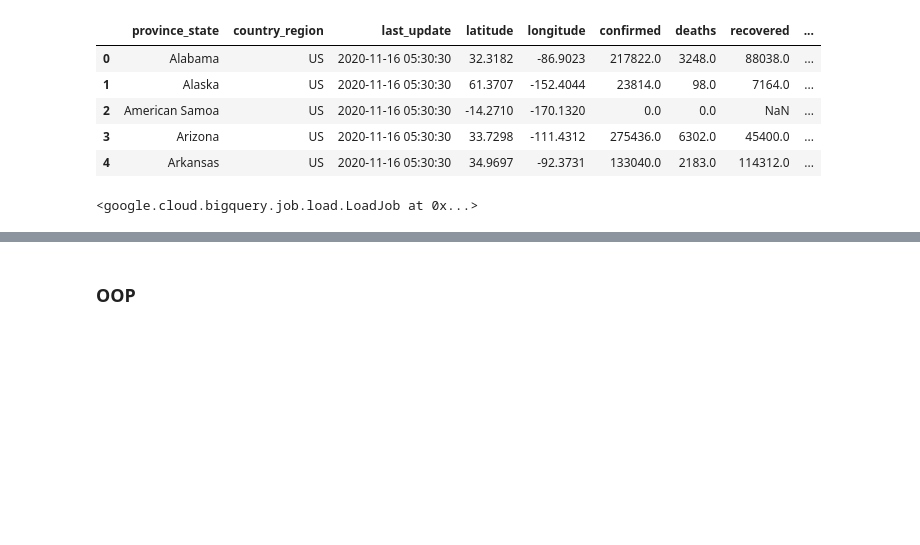
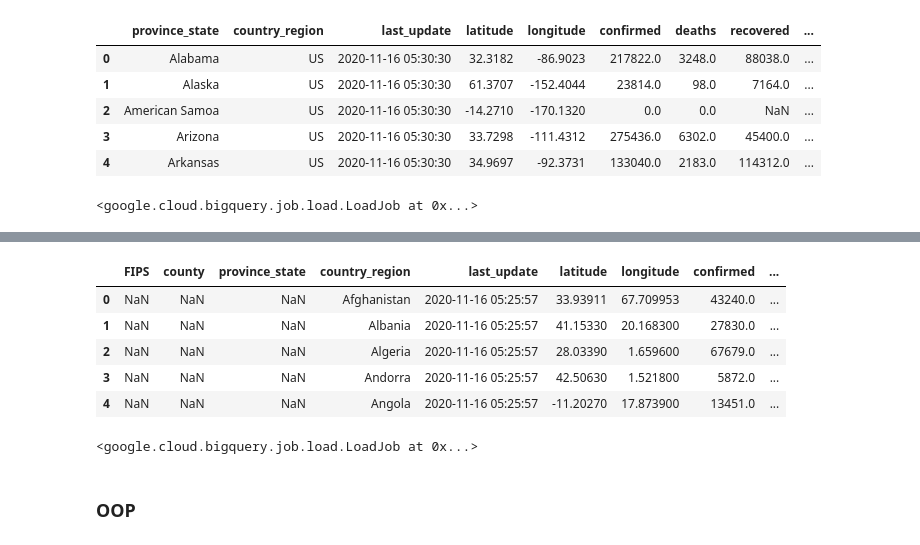
Before and after one commit to stanleysfang/surveillance_2019_ncov, a Jupyter notebook: notebook/CSSE COVID-19 Daily Reports.ipynb, the cells around one changed output, grey strips where cells are left out. Cells and saved outputs as stored; diff of their text form; code cells hidden in the pictures; blank space fills up the shorter version.

```diff
--- a/notebook/CSSE COVID-19 Daily Reports.ipynb
+++ b/notebook/CSSE COVID-19 Daily Reports.ipynb
@@ -113,0 +273,9 @@ load_job.result()
+# %%
+daily_report_global.head()
+# %% [output]
+|  | FIPS | county | province_state | country_region | last_update | latitude | longitude | confirmed | ... |
+| 0 | NaN | NaN | NaN | Afghanistan | 2020-11-16 05:25:57 | 33.93911 | 67.709953 | 43240.0 | ... |
+| 1 | NaN | NaN | NaN | Albania | 2020-11-16 05:25:57 | 41.15330 | 20.168300 | 27830.0 | ... |
+| 2 | NaN | NaN | NaN | Algeria | 2020-11-16 05:25:57 | 28.03390 | 1.659600 | 67679.0 | ... |
+| 3 | NaN | NaN | NaN | Andorra | 2020-11-16 05:25:57 | 42.50630 | 1.521800 | 5872.0 | ... |
+| 4 | NaN | NaN | NaN | Angola | 2020-11-16 05:25:57 | -11.20270 | 17.873900 | 13451.0 | ... |
@@ -114,3 +289,7 @@ load_job.result()
+# %%
+load_job.result()
+# %% [output]
+<google.cloud.bigquery.job.load.LoadJob at 0x...>
 # %% [markdown]
 ### OOP
 # %%
```
Also changed, not shown: parts of 20 cells of this notebook, 1 other file.
